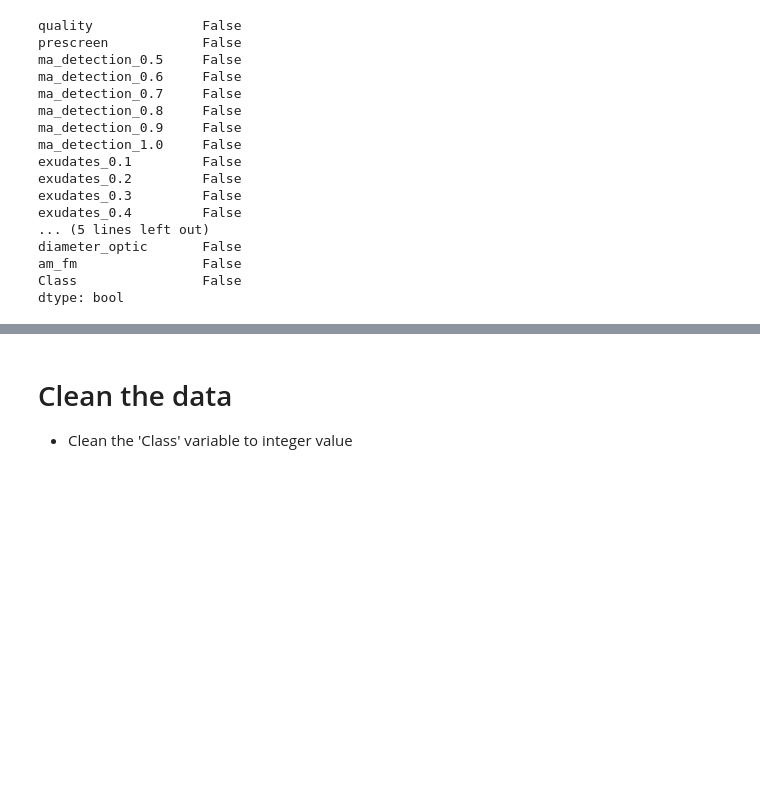
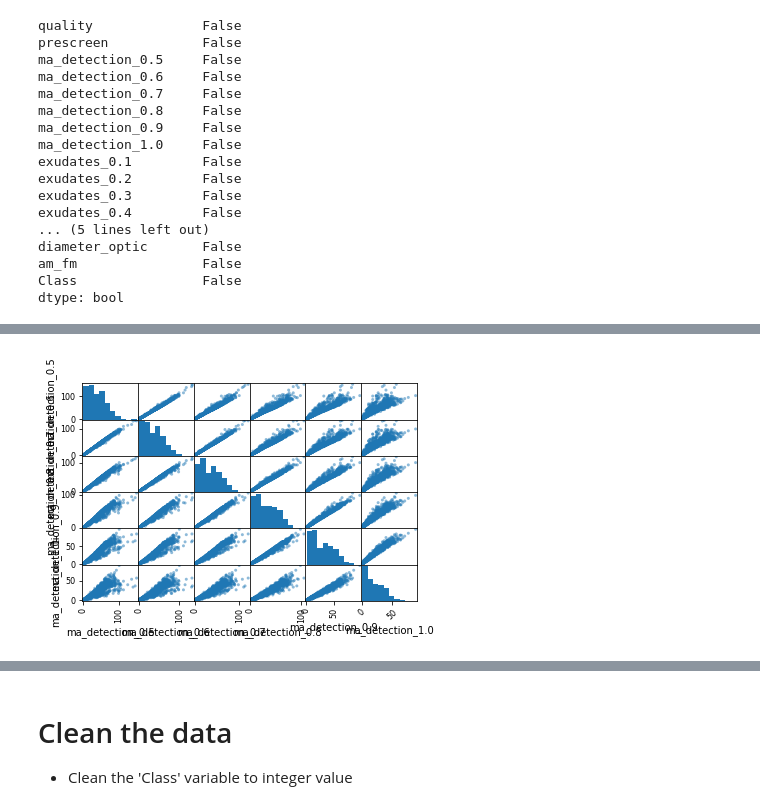
Before and after one commit to junyitt/machine_learning_project, a Jupyter notebook: MachineLearningProject.ipynb, the cells around one changed output, grey strips where cells are left out. Drawn from its saved outputs; the diff is of its cells as text; code cells hidden in the pictures; blank space fills up the shorter version.

Commit message:
added visualization

```diff
--- a/MachineLearningProject.ipynb
+++ b/MachineLearningProject.ipynb
@@ -103,0 +119,6 @@ dtype: bool
+# %%
+scatter_matrix(df[["ma_detection_0.5", "ma_detection_0.6", "ma_detection_0.7", "ma_detection_0.8", "ma_detection_0.9", "ma_detection_1.0"]])
+plt.savefig('ma_detection_features.png')
+plt.show()
+# %% [output]
+[figure, added]
```
Also changed, not shown: parts of 6 cells of this notebook, 2 other files.
